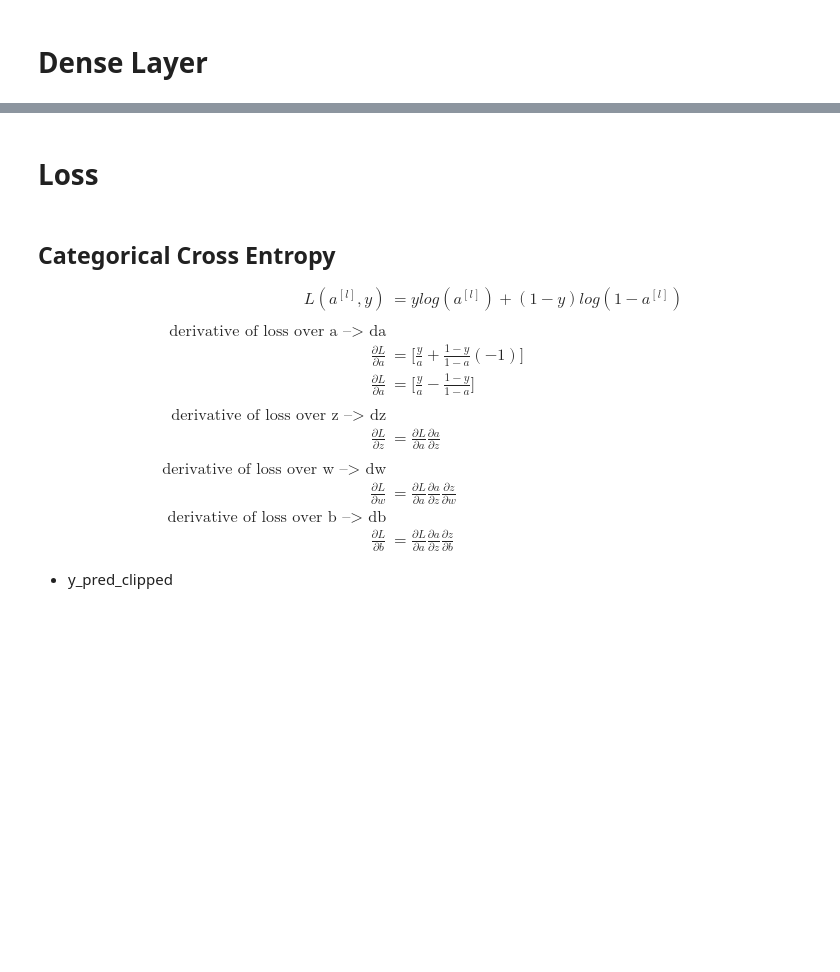
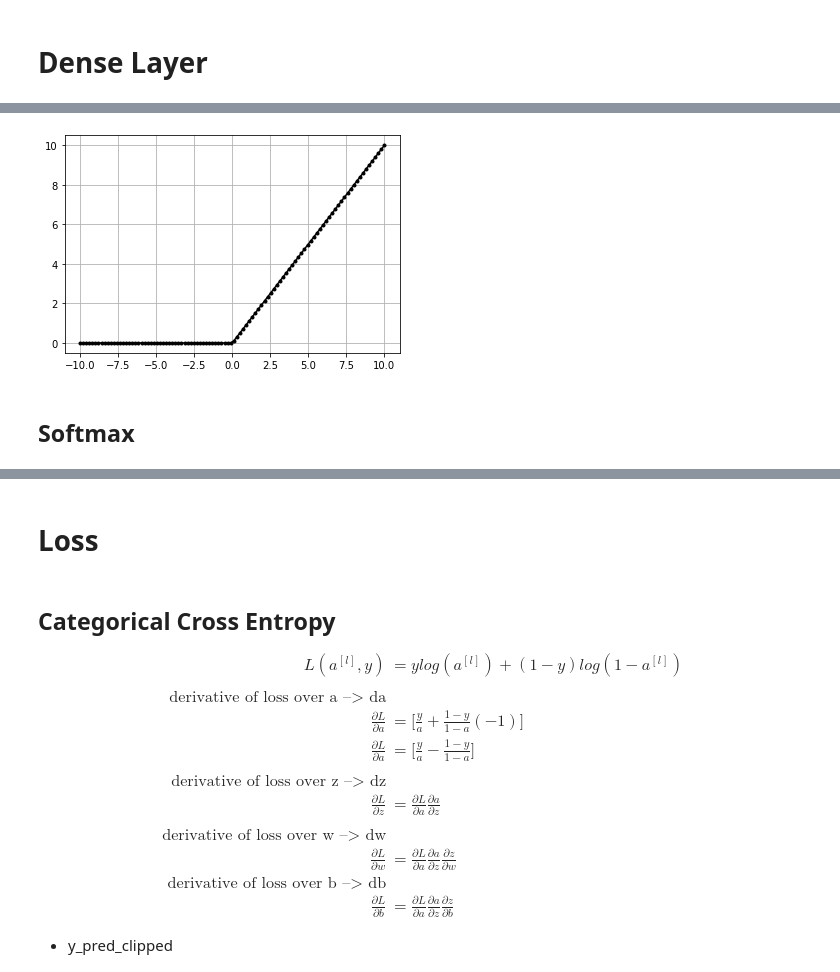
Before and after one commit to NishantBaheti/DeepLearningGuideBook, a Jupyter notebook: notebooks/ann.ipynb, the cells around one changed output, grey strips where cells are left out. Cells and saved outputs as stored; diff of their text form; code cells hidden in the pictures; blank space fills up the shorter version.

```diff
--- a/notebooks/ann.ipynb
+++ b/notebooks/ann.ipynb
@@ -196,0 +393,38 @@ class Layer_Dense:
+# %%
+class ActivationReLU:
+    """ReLU Activation Fx
+
+    """
+
+    def __init__(self):
+        pass
+
+    def forward(self, inputs):
+        """Apply ReLU to input
+
+        Args:
+            inputs (numpy.ndarray) : input matrix
+        """
+        self.inputs = inputs # save inputs
+        self.output = np.maximum(0, inputs) # calculate from inputs
+
+    def backward(self, dvalues):
+        """Apply backward propogation
+
+        Args:
+            dvalues (numpy.ndarray) : inputs from previous later in backward prop
+        """
+        self.dinputs = dvalues.copy()
+        self.dinputs[self.inputs <= 0] = 0
+# %%
+data = np.linspace(-10, 10, 100)
+act = ActivationReLU()
+act.forward(data)
+
+
+plt.plot(data,act.output,'k.-')
+plt.grid()
+# %% [output]
+[figure, added]
+# %% [markdown]
+## Softmax
```
Also changed, not shown: parts of 60 cells of this notebook, 2 other files.
